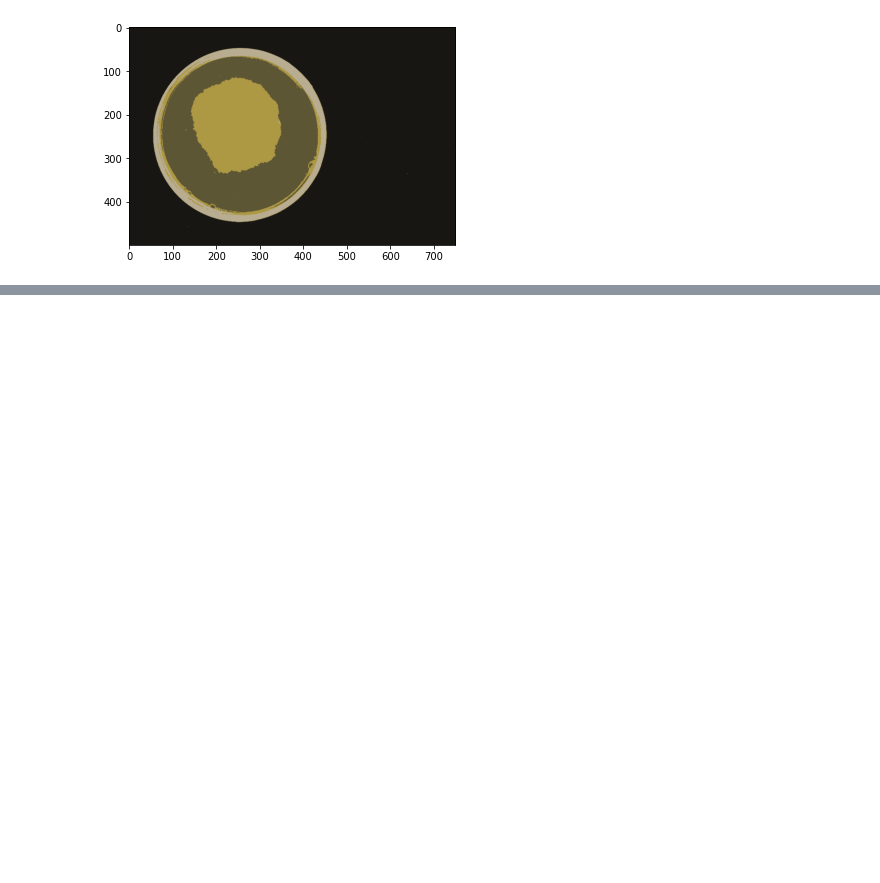
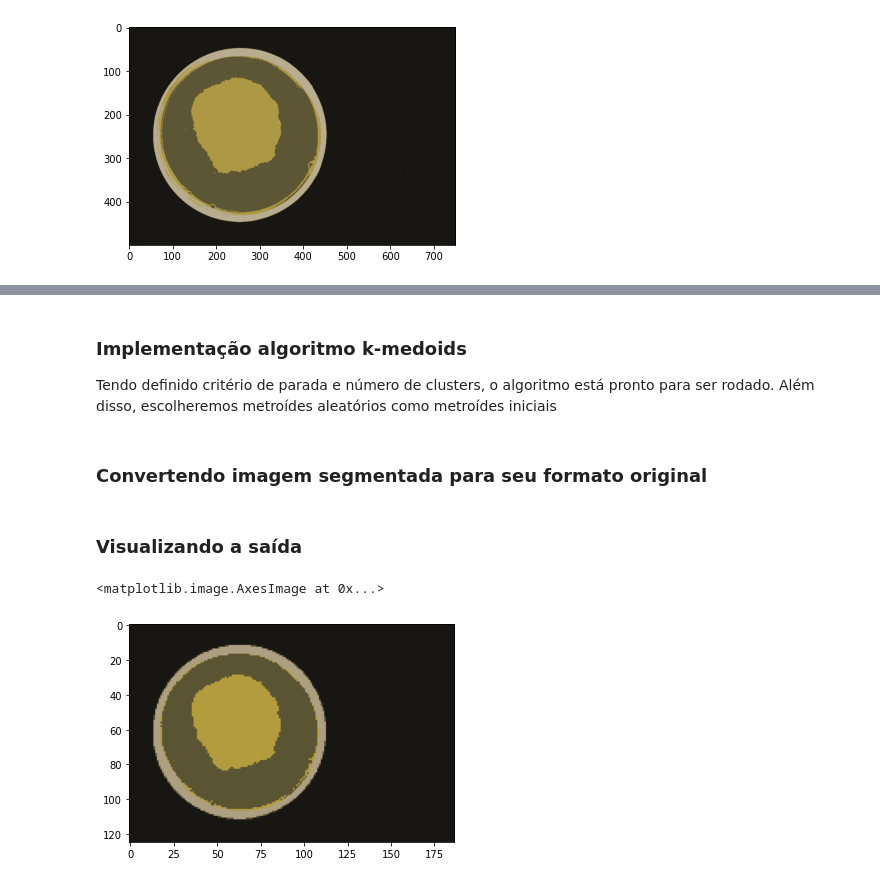
Before and after one commit to Leir-Cruz/Sistemas-Inteligentes, a Jupyter notebook: Projeto2/gabriel_cruz_fsi_projeto2.ipynb, the cells around one changed output, grey strips where cells are left out. Saved outputs shown, nothing was run; the diff lists cells and outputs as text; code cells hidden in the pictures; blank space fills up the shorter version.

Commit message:
:sparkles: :bulb: algoritmo k-medoids e comentários projeto

```diff
--- a/Projeto2/gabriel_cruz_fsi_projeto2.ipynb
+++ b/Projeto2/gabriel_cruz_fsi_projeto2.ipynb
@@ -66,0 +87,7 @@ plt.imshow(imagem_segmentada)
+# %%
+width = int(image.shape[1] * 25 / 100)
+height = int(image.shape[0] * 25 / 100)
+dim = (width, height)
+image_resized = cv.resize(imageRGB, dim, interpolation=cv.INTER_AREA)
+matriz_img = image_resized.reshape(-1, 3)
+matriz_img = np.float32(matriz_img)
@@ -66,0 +97,21 @@ plt.imshow(imagem_segmentada)
+# %%
+k = 4
+max_int = 1000
+# %% [markdown]
+### Implementação algoritmo k-medoids
+Tendo definido critério de parada e número de clusters, o algoritmo está pronto para ser rodado. Além disso, escolheremos metroídes aleatórios como metroídes iniciais
+# %%
+k_medoids = KMedoids(n_clusters=k, method="pam", init="random", max_iter=max_int).fit(matriz_img)
+# %% [markdown]
+### Convertendo imagem segmentada para seu formato original
+# %%
+center = np.uint8(k_medoids.cluster_centers_)
+imagem_segmentada = center[k_medoids.labels_.flatten()]
+imagem_segmentada = imagem_segmentada.reshape((image_resized.shape))
+# %% [markdown]
+### Visualizando a saída
+# %%
+plt.imshow(imagem_segmentada)
+# %% [output]
+<matplotlib.image.AxesImage at 0x...>
+[figure, added]
```
Also changed, not shown: parts of 10 cells of this notebook.
